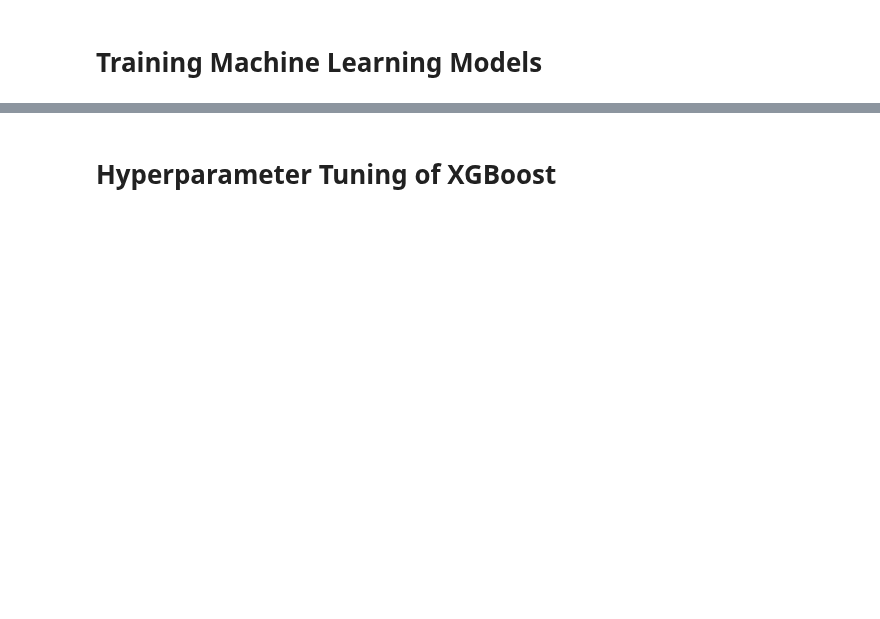
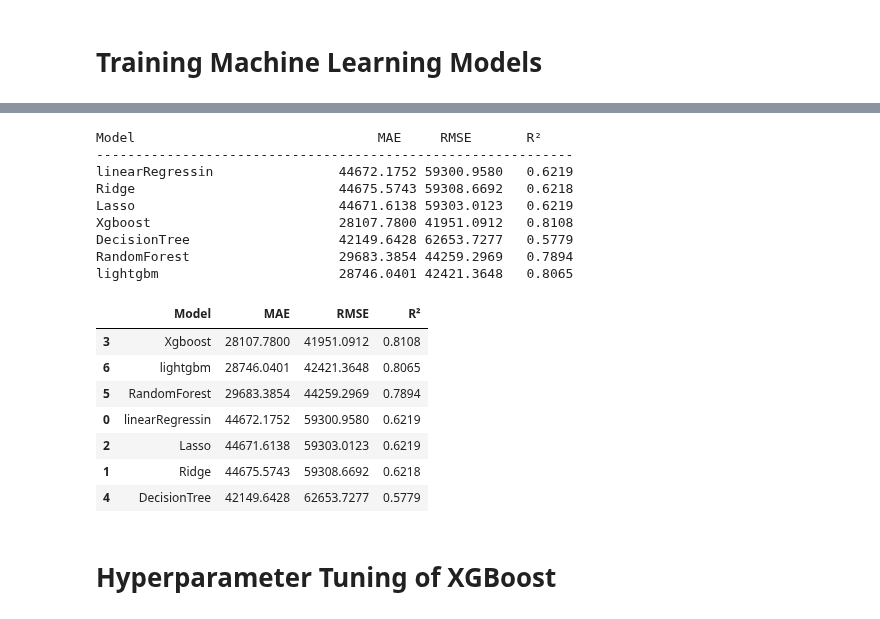
Before and after one commit to YSN-B13/Machine-Learning-Projects, a Jupyter notebook: House Price Predictor/House_price_predictor.ipynb, the cells around one changed output, grey strips where cells are left out. Drawn from its saved outputs; the diff is of its cells as text; code cells hidden in the pictures; blank space fills up the shorter version.

```diff
--- a/House Price Predictor/House_price_predictor.ipynb
+++ b/House Price Predictor/House_price_predictor.ipynb
@@ -258,4 +256,4 @@ df_model = pd.get_dummies(df_model, columns = ['ocean_proximity'], drop_first =
 X = df_model.drop('median_house_value', axis=1)
 y = df_model['median_house_value']
 # %%
-X_train, X_test, y_train, y_test = train_test_split(X, y, test_size=0.3, random_state=15)
+X_train, X_test, y_train, y_test = train_test_split(X, y, test_size=0.2, random_state=15)
@@ -276,23 +269 @@ models = {
 }
-# %%
-for name, model in models.items():
-
-    model.fit(X_train,y_train)
-    y_train_pred = model.predict(X_train)
-    y_test_pred = model.predict(X_test)
-
-    train_mae,train_rmse,train_r2 = evaluate_model(y_train,y_train_pred)
-    test_mae,test_rmse,test_r2 = evaluate_model(y_test,y_test_pred)
-
-    print(name)
-    print('model performance for Training Set')
-    print('Root mean squared error: ',train_rmse)
-    print('Root mean absolute error: ',train_mae)
-    print('Root r2 score: ',train_r2)
-    print('-------------------------------')
-    print('model performance for Test Set')
-    print('Root mean squared error: ',test_rmse)
-    print('Root mean absolute error: ',test_mae)
-    print('Root r2 score: ',test_r2)
-    print('******************************')
-    print('******************************')
@@ -317,2 +270,41 @@ Root r2 score:  0.8006522865409936
+# %%
+results = []
+print(f"\n{'Model':<30} {'MAE':>8} {'RMSE':>8} {'R²':>8}")
+print("-" * 61)
+
+for name, model in models.items():
+    model.fit(X_train, y_train)
+    preds = model.predict(X_test)
+    mae   = mean_absolute_error(y_test, preds)
+    rmse  = np.sqrt(mean_squared_error(y_test, preds))
+    r2    = r2_score(y_test, preds)
+
+    results.append({
+        'Model': name,
+        'MAE': round(mae,4),
+        'RMSE': round(rmse,4),
+        'R²': round(r2,4)})
+    print(f"{name:<30} {mae:>8.4f} {rmse:>8.4f} {r2:>8.4f}")
+
+df_results = pd.DataFrame(results).sort_values('R²', ascending=False)
+df_results
+# %% [output]
+Model                               MAE     RMSE       R²
+-------------------------------------------------------------
+linearRegressin                44672.1752 59300.9580   0.6219
+Ridge                          44675.5743 59308.6692   0.6218
+Lasso                          44671.6138 59303.0123   0.6219
+Xgboost                        28107.7800 41951.0912   0.8108
+DecisionTree                   42149.6428 62653.7277   0.5779
+RandomForest                   29683.3854 44259.2969   0.7894
+lightgbm                       28746.0401 42421.3648   0.8065
+|  | Model | MAE | RMSE | R² |
+| 3 | Xgboost | 28107.7800 | 41951.0912 | 0.8108 |
+| 6 | lightgbm | 28746.0401 | 42421.3648 | 0.8065 |
+| 5 | RandomForest | 29683.3854 | 44259.2969 | 0.7894 |
+| 0 | linearRegressin | 44672.1752 | 59300.9580 | 0.6219 |
+| 2 | Lasso | 44671.6138 | 59303.0123 | 0.6219 |
+| 1 | Ridge | 44675.5743 | 59308.6692 | 0.6218 |
+| 4 | DecisionTree | 42149.6428 | 62653.7277 | 0.5779 |
 # %% [markdown]
 # Hyperparameter Tuning of XGBoost
```
Also changed, not shown: parts of 37 cells of this notebook, 7 other files.
